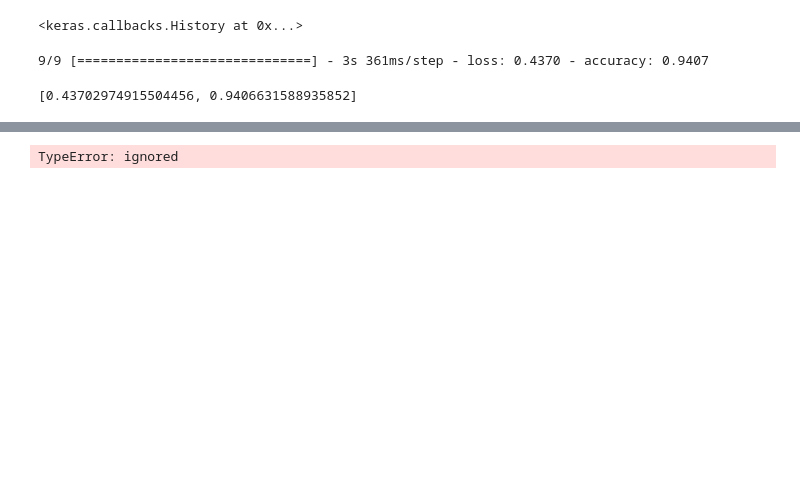
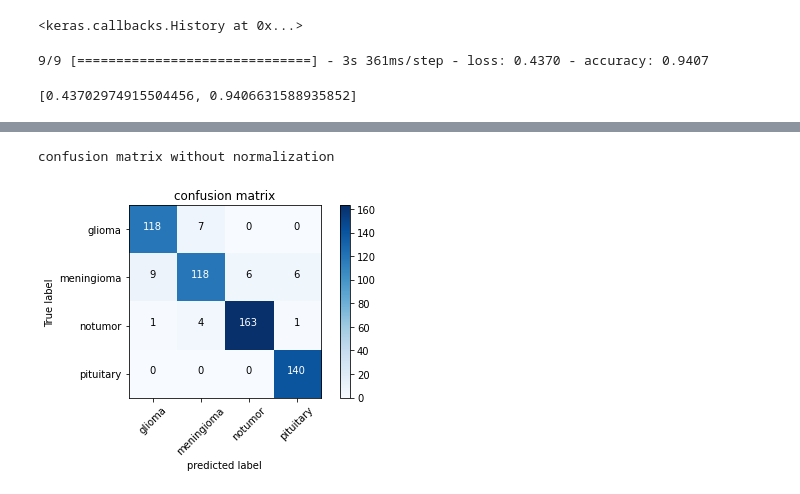
Before and after one commit to MorningStarTM/brain_cancer_detection, a Jupyter notebook: brain_tumor_classification_with_simple_CNN.ipynb, the cells around one changed output, grey strips where cells are left out. Cells and saved outputs as stored; diff of their text form; code cells hidden in the pictures; blank space fills up the shorter version.

```diff
--- a/brain_tumor_classification_with_simple_CNN.ipynb
+++ b/brain_tumor_classification_with_simple_CNN.ipynb
@@ -215 +226,13 @@ classes = {"glioma":0, "meningioma":1, "notumor":2, "pituitary":3}
+# %%
+#function for get labels of test set
+def get_test_data_class(test_path):
+  names = []
+  for i in test_path:
+    name = i.split("/")[-2]
+    name_idx = class_names.index(name)
+    names.append(name_idx)
+  names = np.array(names, dtype=np.int32)
+  return names
+# %%
+classes = get_test_data_class(x_test)
 # %%
@@ -219,5 +241,5 @@ df = tf.data.Dataset.from_tensor_slices((x_test))
-# %%
-for i, y in df:
-  print(i, y)
-# %% [output]
-TypeError: ignored
+# %%
+plt_confusion_matrix(cm=cm, classes=class_names, title="confusion matrix", )
+# %% [output]
+confusion matrix without normalization
+[figure, added]
```
Also changed, not shown: parts of 15 cells of this notebook.
